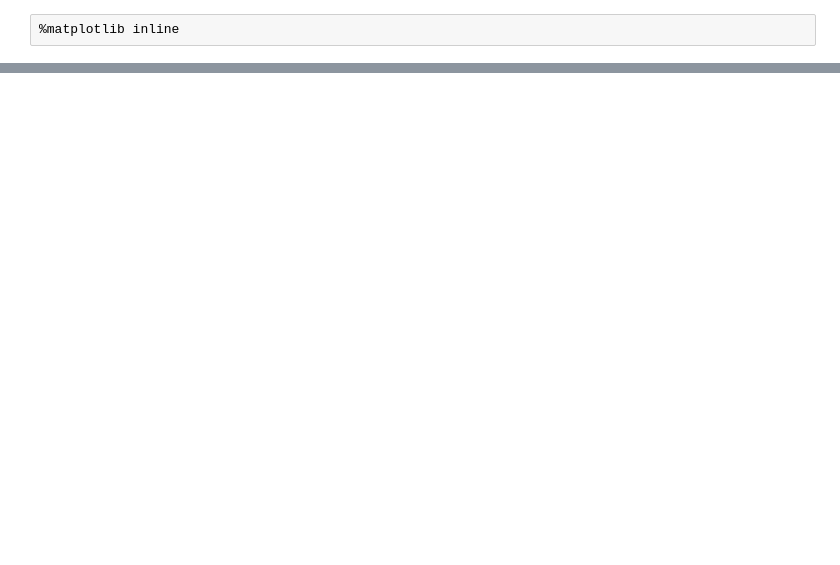
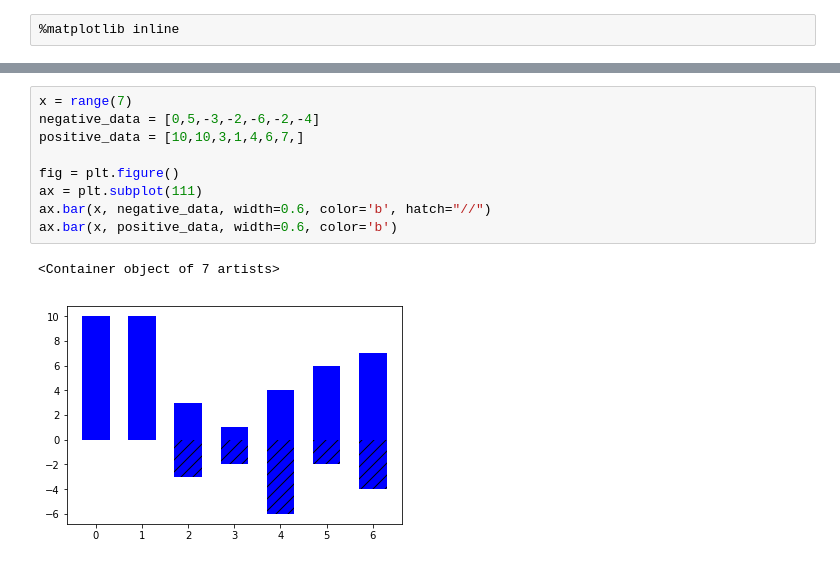
Before and after one commit to afcarl/waterfall_testing, a Jupyter notebook: packageTest.ipynb, the cells around one changed output, grey strips where cells are left out. Drawn from its saved outputs; the diff is of its cells as text; blank space fills up the shorter version.

```diff
--- a/packageTest.ipynb
+++ b/packageTest.ipynb
@@ -23,0 +125,12 @@ my_money_plot = qc.waterfall_money(a, b, "custom currency", "JPY")
+# %%
+x = range(7)
+negative_data = [0,5,-3,-2,-6,-2,-4]
+positive_data = [10,10,3,1,4,6,7,]
+
+fig = plt.figure()
+ax = plt.subplot(111)
+ax.bar(x, negative_data, width=0.6, color='b', hatch="//")
+ax.bar(x, positive_data, width=0.6, color='b')
+# %% [output]
+<Container object of 7 artists>
+[figure, added]
```
Also changed, not shown: parts of 15 cells of this notebook, 1 other file.
